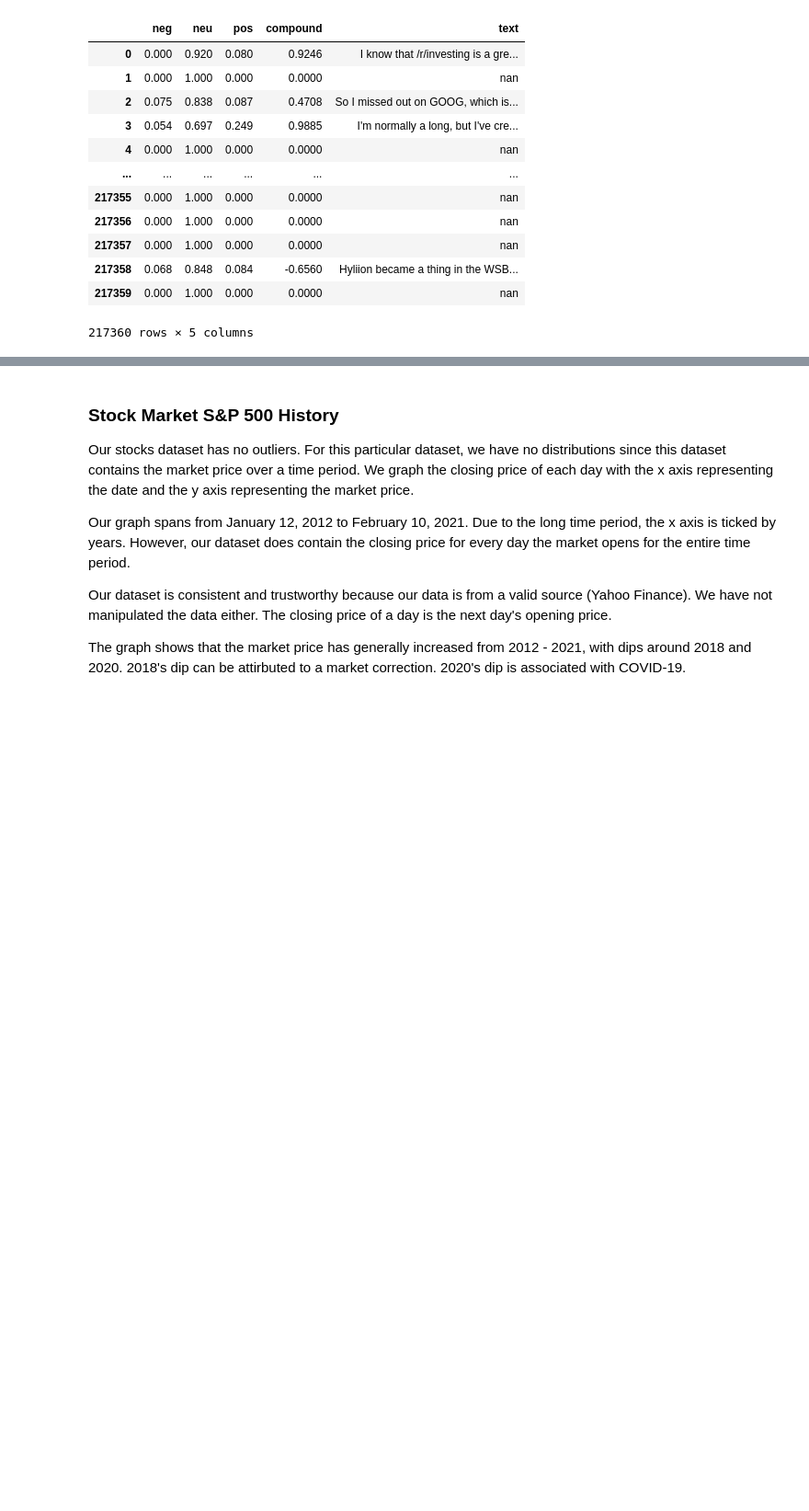
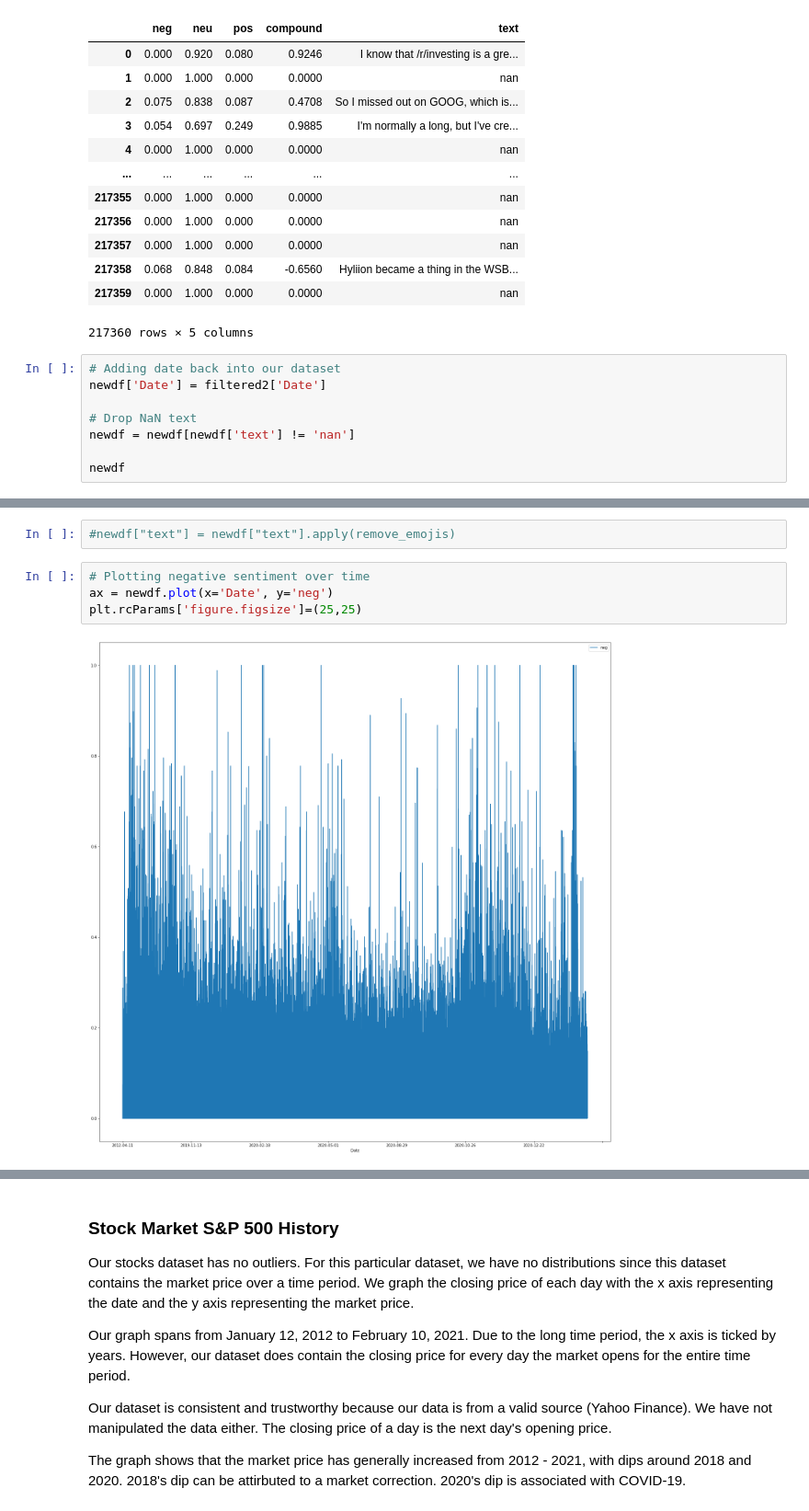
Before and after one commit to sjwfleet/COGS108_Project, a Jupyter notebook: FinalProject_group082.ipynb, the cells around one changed output, grey strips where cells are left out. Shown: that part at 92% size. Cells and saved outputs as stored; diff of their text form; blank space fills up the shorter version.

```diff
--- a/FinalProject_group082.ipynb
+++ b/FinalProject_group082.ipynb
@@ -491,3 +466,11 @@ newdf
 | 217358 | 0.068 | 0.848 | 0.084 | -0.6560 | Hyliion became a thing in the WSB... |
 | 217359 | 0.000 | 1.000 | 0.000 | 0.0000 | nan |
 217360 rows × 5 columns
+# %%
+# Adding date back into our dataset
+newdf['Date'] = filtered2['Date']
+
+# Drop NaN text
+newdf = newdf[newdf['text'] != 'nan']
+
+newdf
@@ -493,0 +502,8 @@ newdf
+# %%
+#newdf["text"] = newdf["text"].apply(remove_emojis)
+# %%
+# Plotting negative sentiment over time
+ax = newdf.plot(x='Date', y='neg')
+plt.rcParams['figure.figsize']=(25,25)
+# %% [output]
+[figure, added]
```
Also changed, not shown: parts of 12 cells of this notebook.
